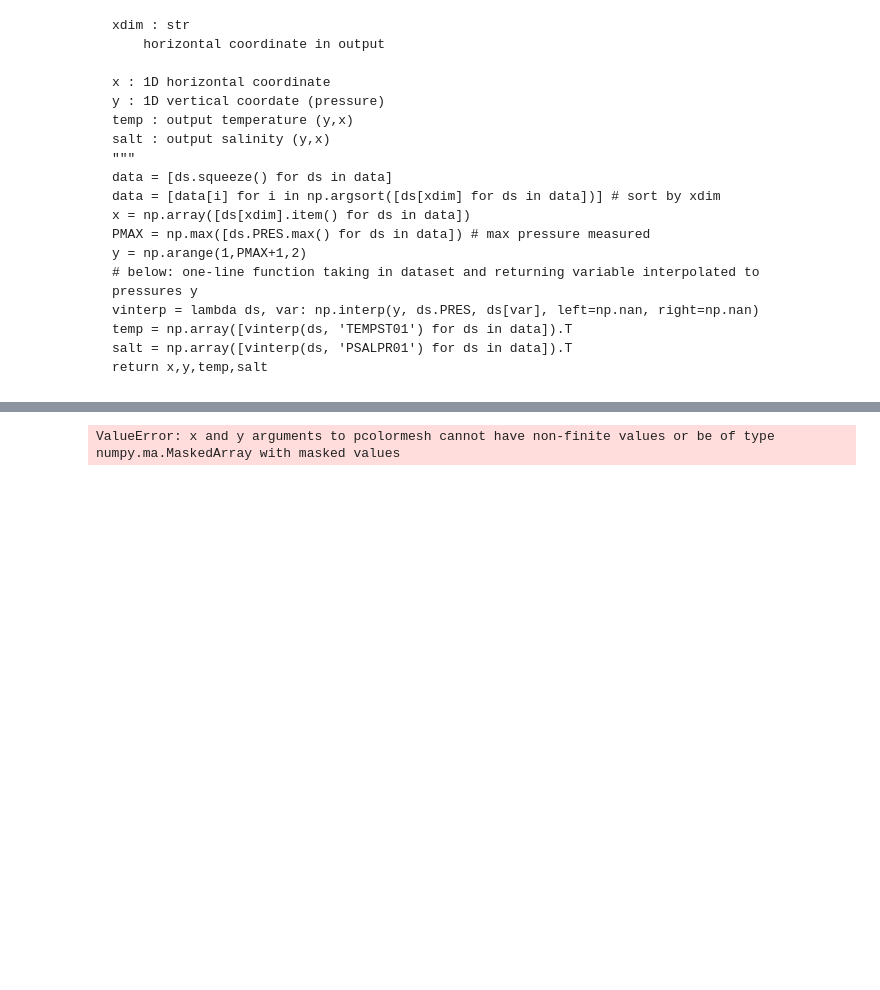
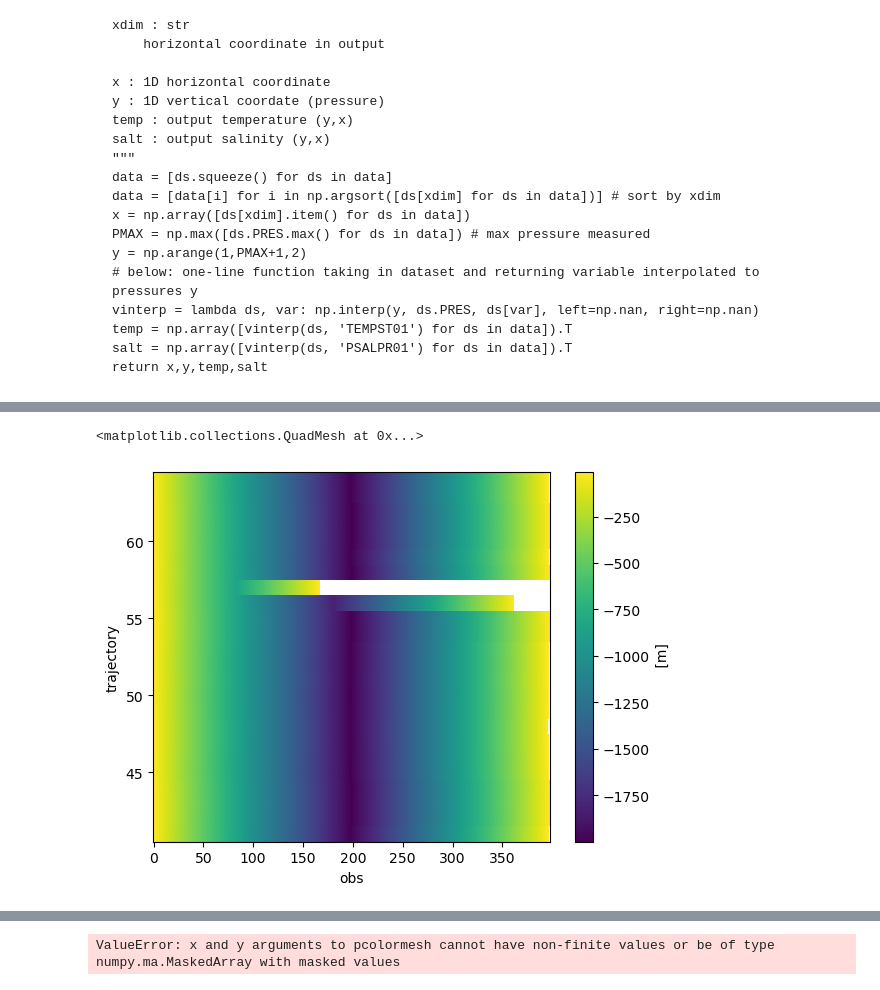
Before and after one commit to ret1-c/Virtualship_Project_UU, a Jupyter notebook: Virtualshipresultsanalysis_T.ipynb, the cells around one changed output, grey strips where cells are left out. Drawn from its saved outputs; the diff is of its cells as text; code cells hidden in the pictures; blank space fills up the shorter version.

```diff
--- a/Virtualshipresultsanalysis_T.ipynb
+++ b/Virtualshipresultsanalysis_T.ipynb
@@ -234,0 +237,5 @@ def crosssection(data, xdim='LATITUDE'):
+# %%
+ctd.z.plot()
+# %% [output]
+<matplotlib.collections.QuadMesh at 0x...>
+[figure, added]
```
Also changed, not shown: parts of 29 cells of this notebook.
